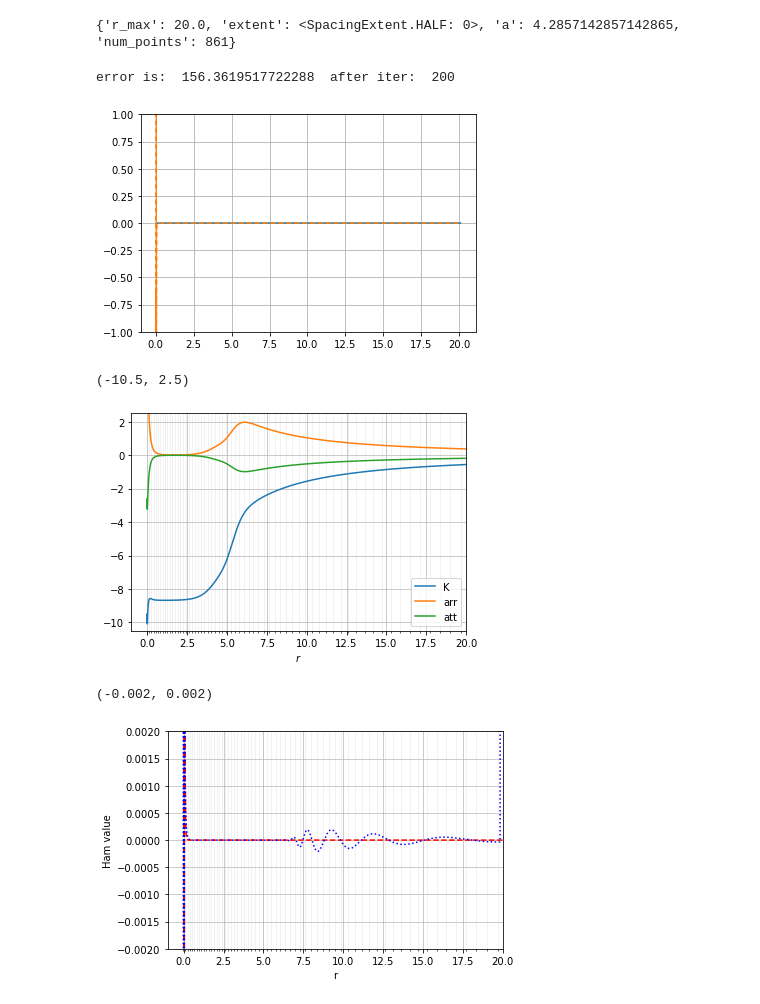
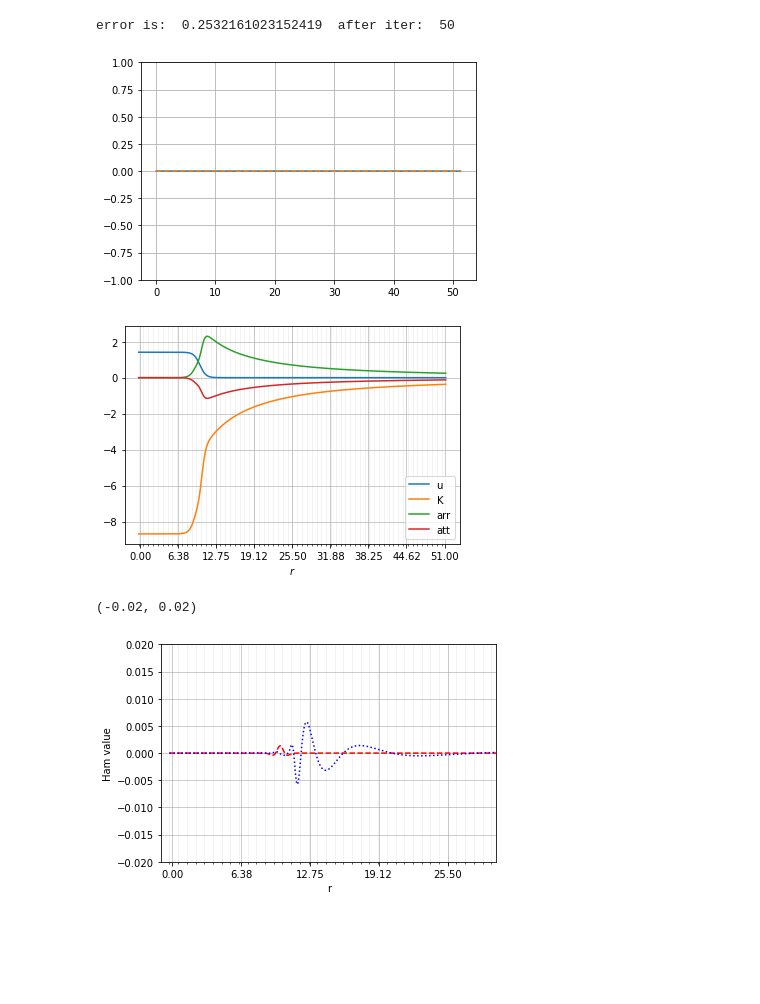
Before and after one commit to KAClough/engrenage, a Jupyter notebook: examples/Inflation.ipynb, the cells around one changed output. Cells and saved outputs as stored; diff of their text form; code cells hidden in the pictures; blank space fills up the shorter version.

```diff
--- a/examples/Inflation.ipynb
+++ b/examples/Inflation.ipynb
@@ -38,17 +38,22 @@ my_matter = ScalarMatter(scalar_mu)
 my_state_vector = StateVector(my_matter)
 
 # Input parameters for grid and evolution here
-r_max = 20.0 # outer edge of the grid (including ghosts)
-min_dr = 1 / 100 #
-max_dr = 1 / 20
+r_max = 30.0 # outer edge of the grid (including ghosts)
+min_dr = 1 / 20 #
+max_dr = 1 / 12
+num_points = 512
+r_max = 51.2
 
 # SinhSpacing
 # params = SinhSpacing.get_parameters(r_max, min_dr, max_dr)
 # spacing = SinhSpacing(**params)
 
 # CubicSpacing
-params = CubicSpacing.get_parameters(r_max, min_dr, max_dr)
-spacing = CubicSpacing(**params)
+#params = CubicSpacing.get_parameters(r_max, min_dr, max_dr)
+#spacing = CubicSpacing(**params)
+
+# Linear spacing
+spacing = LinearSpacing(num_points, r_max)
 
 grid = Grid(spacing, my_state_vector)
 r = grid.r
@@ -56,9 +61,7 @@ num_points = r.size
 background = FlatSphericalBackground(r)
 
 # Check grid params
-print(params)
+# print(params)
-# %% [output]
-{'r_max': 20.0, 'extent': <SpacingExtent.HALF: 0>, 'a': 4.2857142857142865, 'num_points': 861}
 # %%
 initial_state = get_initial_state(grid, background)
 
@@ -68,28 +71,27 @@ initial_state = get_initial_state(grid, background)
  initial_lambdar, initial_shiftr, initial_br, initial_lapse,
  initial_u, initial_v) = np.array_split(initial_state, grid.NUM_VARS)
 # %% [output]
-error is:  156.3619517722288  after iter:  200
+error is:  0.2532161023152419  after iter:  50
-[figure, old version]
+[figure, new version]
 # %%
 #plot initial conditions
 plt.xlabel('r')
-#plt.plot(r, initial_u, label='u')
+plt.plot(r, initial_u, label='u')
 #plt.plot(r, initial_v, label='v')
 plt.plot(r, initial_K, label='K')
 plt.plot(r, initial_arr, label='arr')
 plt.plot(r, initial_att, label='att')
 #plt.plot(r, initial_phi, label='phi')
 #plt.plot(r, initial_hrr, '.', label='hrr') # zero, but plot as dots to see the grid
 #plt.plot(r, initial_lapse, label='lapse')
 #plt.plot(r, initial_lambdar, label='lambdar')
 plt.legend(loc='best')
 ax = plt.gcf().gca()
 set_grid_on_ax(ax, r)
-plt.xlim(-1,20)
-plt.ylim(-10.5,2.5)
+#plt.xlim(-1,20)
+#plt.ylim(-10.5,2.5)
 # %% [output]
-(-10.5, 2.5)
-[figure, old version]
+[figure, new version]
 # %%
 # check the Hamiltonian and momentum constraints are initially satisfied
 Ham, Mom = get_constraints_diagnostic(initial_state, np.array([0]), grid, background, my_matter)
@@ -102,11 +104,11 @@ plt.plot(r, Mom[0,:,0], 'b:')
 
 plt.xlabel('r')
 plt.ylabel('Ham value')
-plt.xlim(-1,20)
-plt.ylim(-0.002,0.002)
+plt.xlim(-1,30)
+plt.ylim(-0.02,0.02)
 # %% [output]
-(-0.002, 0.002)
+(-0.02, 0.02)
-[figure, old version]
+[figure, new version]
 # %%
 # find the apparent horizon for a given set of states
 omega, ah_radius, bh_mass = get_horizon_diagnostics(initial_state, np.array([0]), grid, background, my_matter)
```
Also changed, not shown: parts of 6 cells of this notebook, 3 other files.
